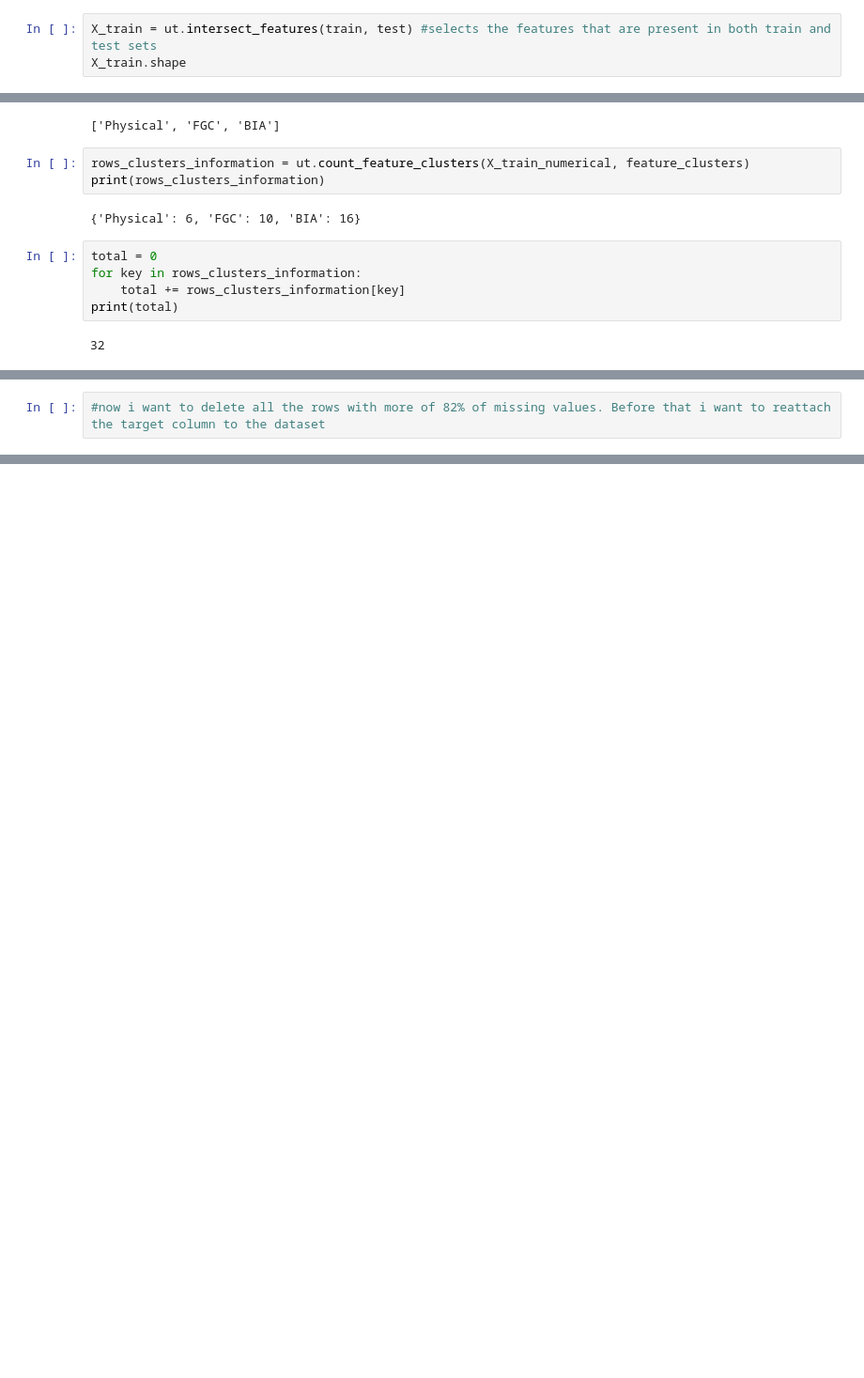
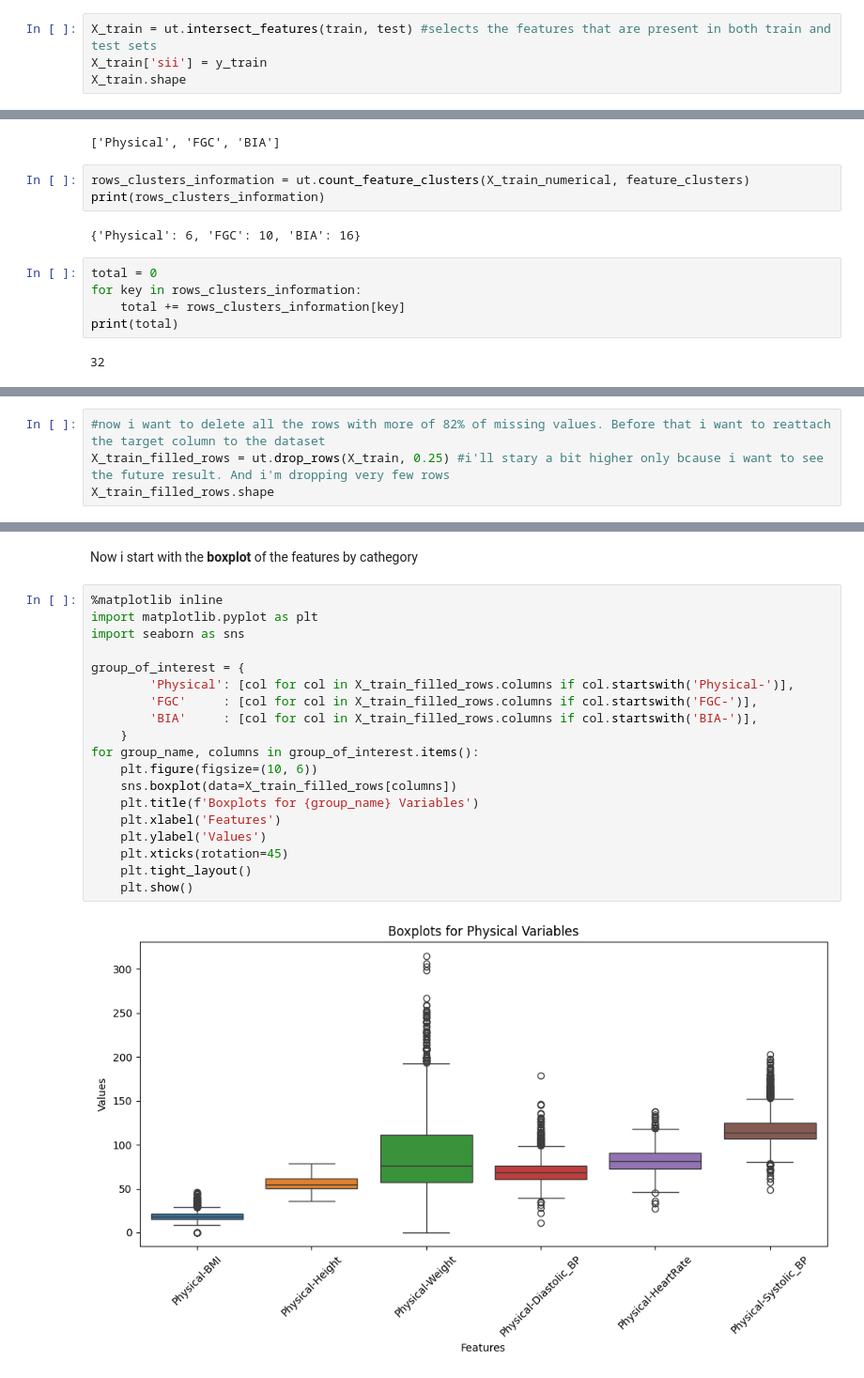
Before and after one commit to Assz2/DWM, a Jupyter notebook: data_cleaning_v4.ipynb, the cells around one changed output, grey strips where cells are left out. Shown at 94% size. Cells and saved outputs as stored; diff of their text form; blank space fills up the shorter version.

Commit message:
data cleaning v4

```diff
--- a/data_cleaning_v4.ipynb
+++ b/data_cleaning_v4.ipynb
@@ -66,5 +66,6 @@ y_train.shape
 (2736,)
 # %%
 X_train = ut.intersect_features(train, test) #selects the features that are present in both train and test sets
+X_train['sii'] = y_train
 X_train.shape
 # %% [output]
@@ -124,2 +124,4 @@ print(rows_percentage)
 # %%
 #now i want to delete all the rows with more of 82% of missing values. Before that i want to reattach the target column to the dataset
+X_train_filled_rows = ut.drop_rows(X_train, 0.25) #i'll stary a bit higher only bcause i want to see the future result. And i'm dropping very few rows
+X_train_filled_rows.shape
@@ -125,0 +140,23 @@ print(rows_percentage)
+# %% [markdown]
+Now i start with the **boxplot** of the features by cathegory
+# %%
+%matplotlib inline
+import matplotlib.pyplot as plt
+import seaborn as sns
+
+group_of_interest = {
+        'Physical': [col for col in X_train_filled_rows.columns if col.startswith('Physical-')],
+        'FGC'     : [col for col in X_train_filled_rows.columns if col.startswith('FGC-')],
+        'BIA'     : [col for col in X_train_filled_rows.columns if col.startswith('BIA-')],
+    }
+for group_name, columns in group_of_interest.items():
+    plt.figure(figsize=(10, 6))
+    sns.boxplot(data=X_train_filled_rows[columns])
+    plt.title(f'Boxplots for {group_name} Variables')
+    plt.xlabel('Features')
+    plt.ylabel('Values')
+    plt.xticks(rotation=45)
+    plt.tight_layout()
+    plt.show()
+# %% [output]
+[figure, added]
```
Also changed, not shown: parts of 12 cells of this notebook, 1 other file.
